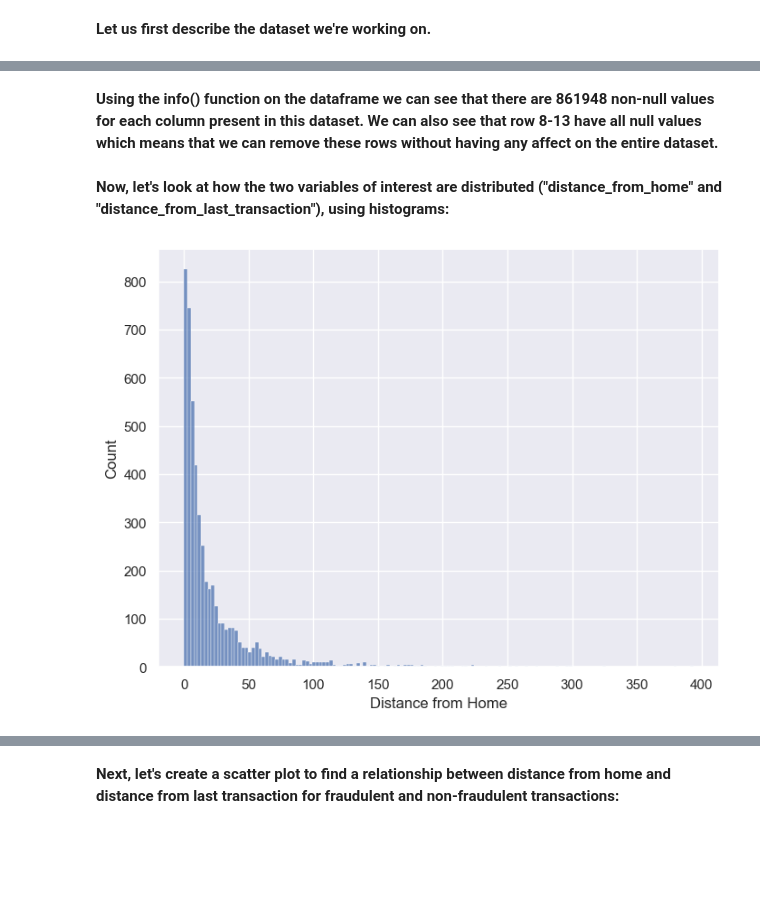
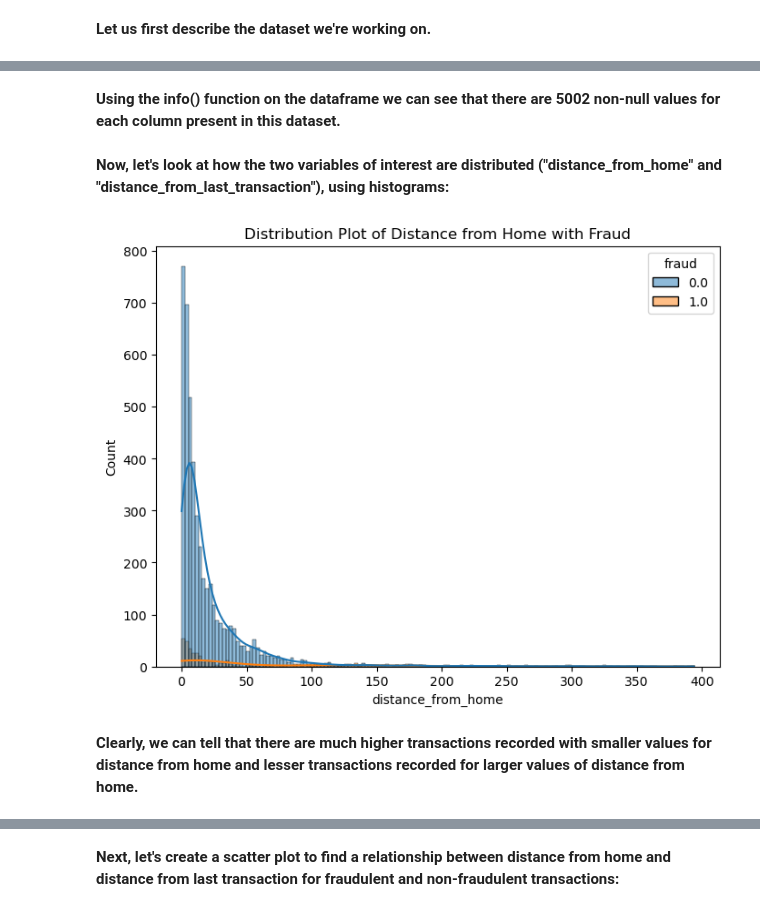
Before and after one commit to KarimKhalil33/CreditCard-Fraud-Data-Analysis, a Jupyter notebook: analysis/analysis3.ipynb, the cells around one changed output, grey strips where cells are left out. Cells and saved outputs as stored; diff of their text form; code cells hidden in the pictures; blank space fills up the shorter version.

```diff
--- a/analysis/analysis3.ipynb
+++ b/analysis/analysis3.ipynb
@@ -81,12 +88,14 @@ memory usage: 95.3+ MB
 # %% [markdown]
-**Using the info() function on the dataframe we can see that there are 861948 non-null values for each column present in this dataset. We can also see that row 8-13 have all null values which means that we can remove these rows without having any affect on the entire dataset.**
+**Using the info() function on the dataframe we can see that there are 5002 non-null values for each column present in this dataset.**
 # %% [markdown]
 **Now, let's look at how the two variables of interest are distributed ("distance_from_home" and "distance_from_last_transaction"), using histograms:**
 # %%
-sns.set(rc={'figure.figsize':(8,6)})
-sns.histplot(df['distance_from_home'])
-plt.xlabel('Distance from Home')
+plt.figure(figsize=(8,6))
+sns.histplot(df, x="distance_from_home", hue="fraud", kde=True)
+plt.title('Distribution Plot of Distance from Home with Fraud')
 plt.show()
 # %% [output]
-[figure, old version]
+[figure, new version]
+# %% [markdown]
+**Clearly, we can tell that there are much higher transactions recorded with smaller values for distance from home and lesser transactions recorded for larger values of distance from home.**
 # %%
```
Also changed, not shown: parts of 20 cells of this notebook.
